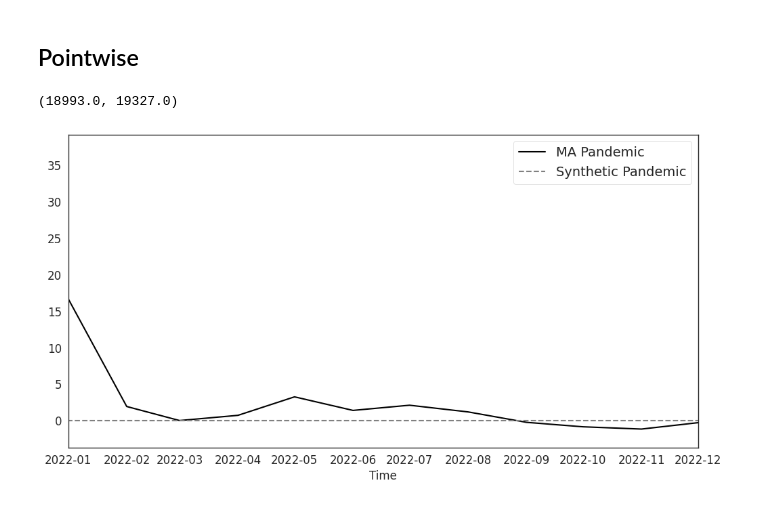
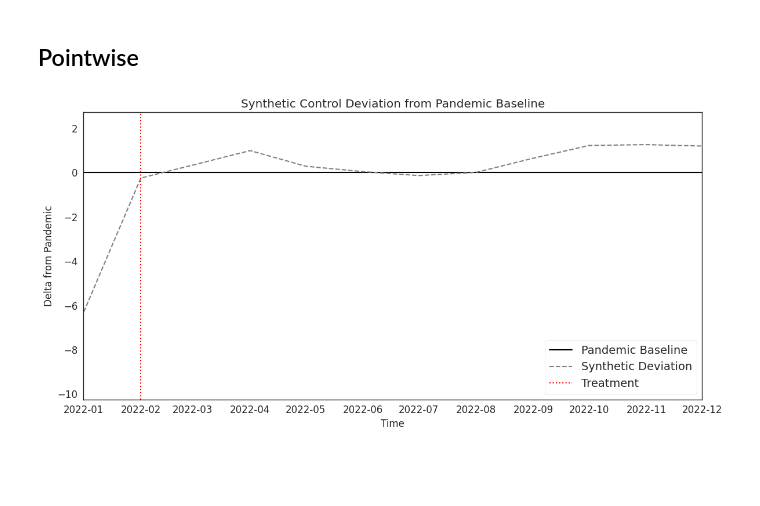
Before and after one commit to jvivian/DFMDash, a Jupyter notebook: reports/figures/figures.ipynb, the cells around one changed output. Drawn from its saved outputs; the diff is of its cells as text; code cells hidden in the pictures; blank space fills up the shorter version.

Commit message:
Update figures - add PNGs

```diff
--- a/reports/figures/figures.ipynb
+++ b/reports/figures/figures.ipynb
@@ -13,6 +13,9 @@ from dfmdash.dfm import ModelRunner
 from dfmdash.results import parse_run_results
 
 plt.style.use("ggplot")
+
+FIG_OUT = Path("Paper_Figures")
+FIG_OUT.mkdir(exist_ok=True)
 # %% [markdown]
 # Data
 # %% [markdown]
@@ -442,22 +446,46 @@ plt.ylim([-1, 12])
 [figure]
 # %% [markdown]
 ## Pointwise
-# %%
-normalized_treated_outcome = data.treated_outcome_all - ys.reshape(-1, 1)
-normalized_treated_outcome = normalized_treated_outcome[:, 0]
-normalized_synth = np.zeros(data.periods_all)
-most_extreme_value = np.max(np.absolute(normalized_treated_outcome))
-
-if invert:
-    normalized_treated_outcome *= -1
-    normalized_synth *= -1
-plt.figure(figsize=(12, 6))
-sns.lineplot(x=x, y=normalized_treated_outcome, label=f"{treated_unit} {outcome_var}", c='black')
-sns.lineplot(x=x, y=normalized_synth, label=f"Synthetic {outcome_var}", c='grey', linestyle='--')
-plt.xlim([datetime(2022, 1,1), x.max()])
-# %% [output]
-(18993.0, 19327.0)
-[figure, removed]
+# %%
+data = sc.original_data
+synth = data.synth_outcome
+treated_outcome_all = data.treated_outcome_all
+treatment_period = data.treatment_period
+treated_label = "Treated"
+synth_label = "Synthetic Control"
+treatment_label = "Treatment"
+
+# Compute the delta from the pandemic data (treated outcome)
+synth_delta = synth[0, :] - treated_outcome_all[0, :]
+
+# Create x-axis data
+x = df[df.State == treated_unit].Time
+x = pd.to_datetime(x)
+y = np.zeros_like(synth_delta)  # Pandemic as a flat line (zero)
+
+# If inversion is needed
+if invert:
+    synth_delta *= -1
+
+# Plotting
+plt.figure(figsize=(12, 6))
+sns.lineplot(x=x, y=y, label="Pandemic Baseline", color='black')  # Flat line at zero
+sns.lineplot(x=x, y=synth_delta, label="Synthetic Deviation", color='grey', linestyle='--')
+
+# Mark the treatment period
+plt.axvline(x=pd.to_datetime(treatment_period), color='red', linestyle=':', label=treatment_label)
+
+# Configure plot limits and labels
+plt.xlim([datetime(2022, 1, 1), x.max()])
+plt.ylim([min(synth_delta) - 1, max(synth_delta) + 1])
+plt.xlabel("Time")
+plt.ylabel("Delta from Pandemic")
+plt.title("Synthetic Control Deviation from Pandemic Baseline")
+plt.legend()
+plt.tight_layout()
+plt.savefig(FIG_OUT / "MA-Pandemic-Delta.png", dpi=600)
+# %% [output]
+[figure, added]
 # %% [markdown]
 # Dashboard Figures
 
```
Also changed, not shown: parts of 3 cells of this notebook, 4 other files.
